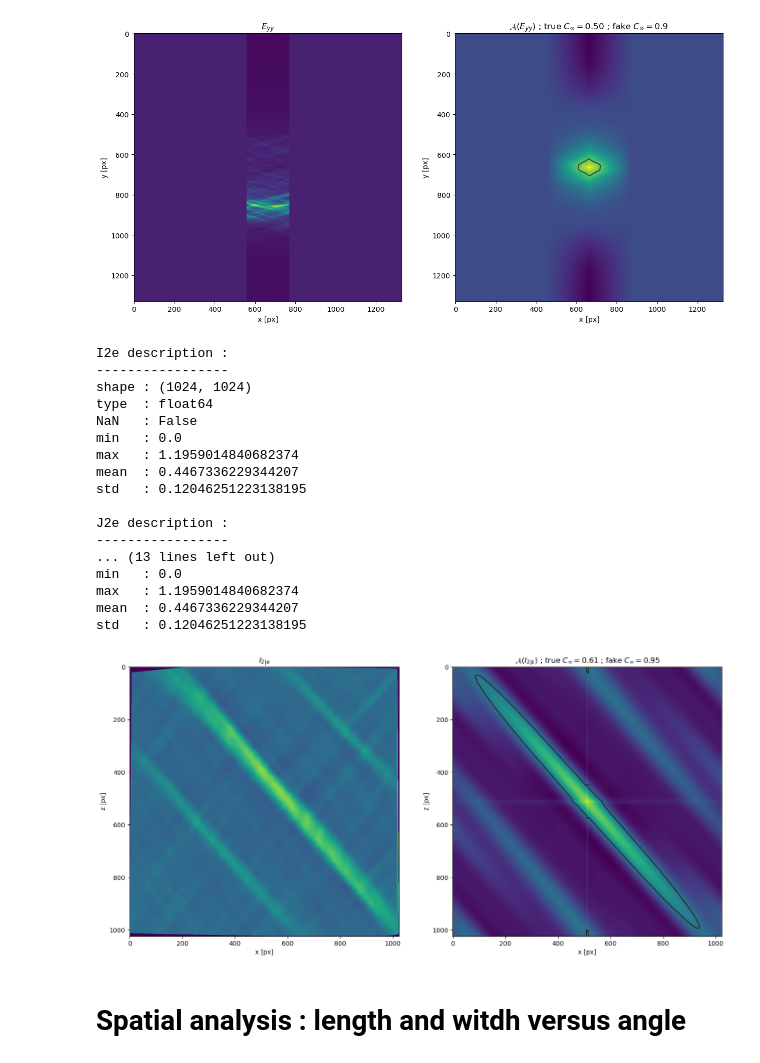
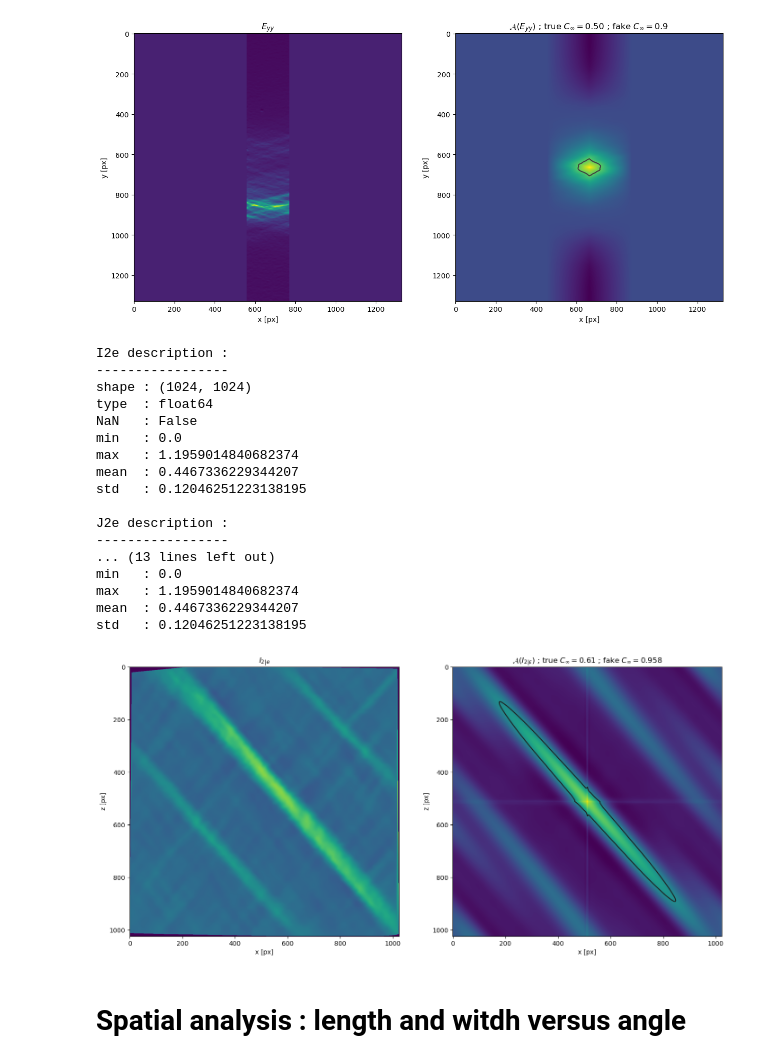
Before and after one commit to julienVLNT/drafts, a Jupyter notebook: 08_Length_vs_Angle.ipynb, the cells around one changed output. Cells and saved outputs as stored; diff of their text form; code cells hidden in the pictures.

```diff
--- a/08_Length_vs_Angle.ipynb
+++ b/08_Length_vs_Angle.ipynb
@@ -145,36 +145,36 @@ fig = plt.figure(figsize=(17,8))
 axe = fig.add_subplot(1, 2, 1)
 axe.imshow(i2e_img)
 axe.set_xlabel("x [px]")
 axe.set_ylabel("z [px]")
 axe.set_title("$I_{2|e}$")
 
 axe = fig.add_subplot(1, 2, 2)
 axe.imshow(i2e_auto)
-axe.contour(i2e_auto, [i2e_cinf, 0.95, 1.], cmap="Greys")
+axe.contour(i2e_auto, [i2e_cinf, 0.958, 1.], cmap="Greys")
 axe.set_xlabel("x [px]")
 axe.set_ylabel("z [px]")
-axe.set_title("$\mathcal{A}(I_{2|\\varepsilon})$ ; true $C_\infty=$"+"{:.2f}".format(i2e_cinf)+" ; fake $C_\infty = 0.95$")
+axe.set_title("$\mathcal{A}(I_{2|\\varepsilon})$ ; true $C_\infty=$"+"{:.2f}".format(i2e_cinf)+" ; fake $C_\infty = 0.958$")
 
 plt.show()
 # %% [output]
 I2e description :
 -----------------
 shape : (1024, 1024)
 type  : float64
 NaN   : False
 min   : 0.0
 max   : 1.1959014840682374
 mean  : 0.4467336229344207
 std   : 0.12046251223138195
 
 J2e description :
 -----------------
 ... (13 lines left out)
 min   : 0.0
 max   : 1.1959014840682374
 mean  : 0.4467336229344207
 std   : 0.12046251223138195
-[figure, old version]
+[figure, new version]
 # %% [markdown]
 # Spatial analysis : length and witdh versus angle
 # %% [markdown]
```
Also changed, not shown: parts of 10 cells of this notebook, 1 other file.
